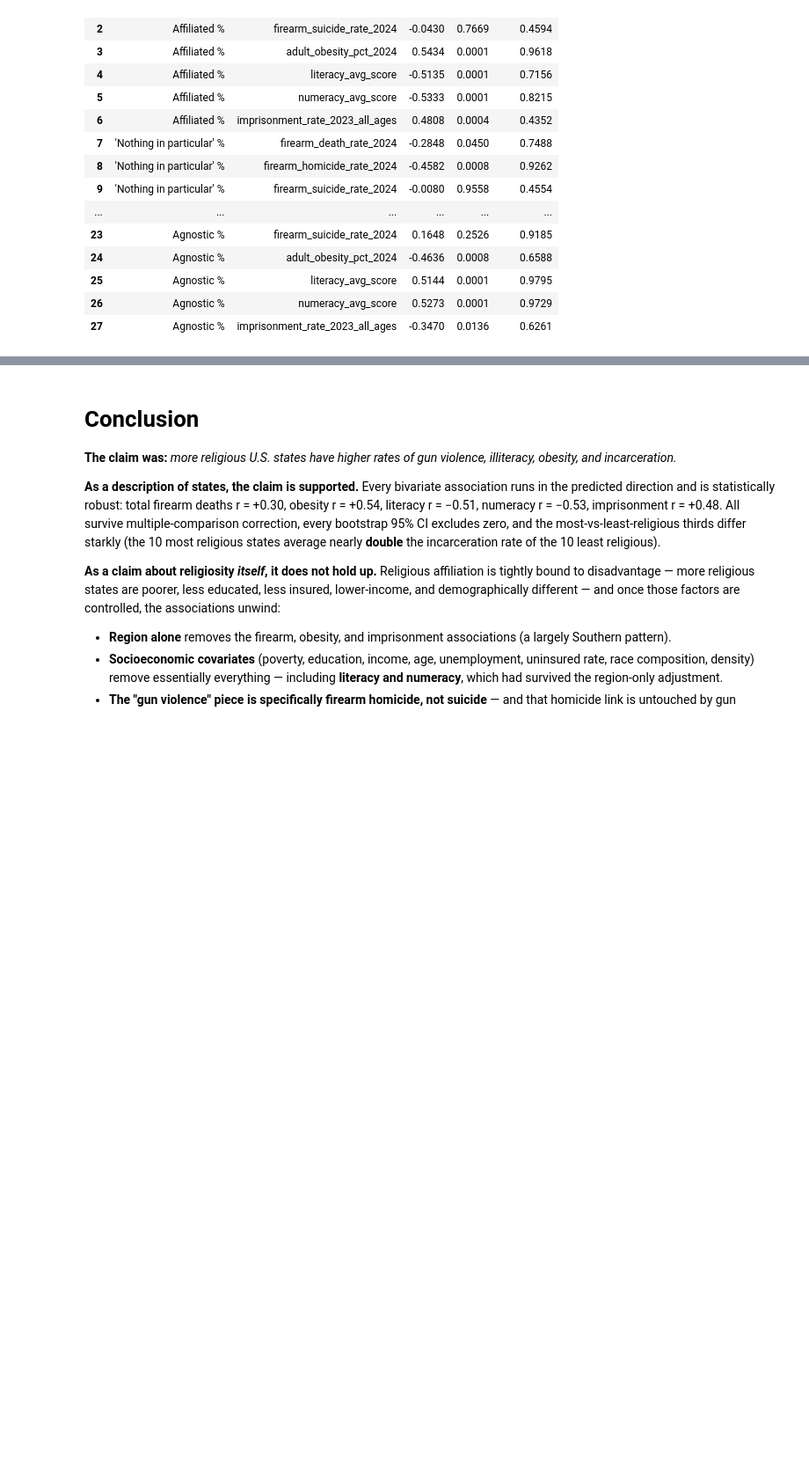
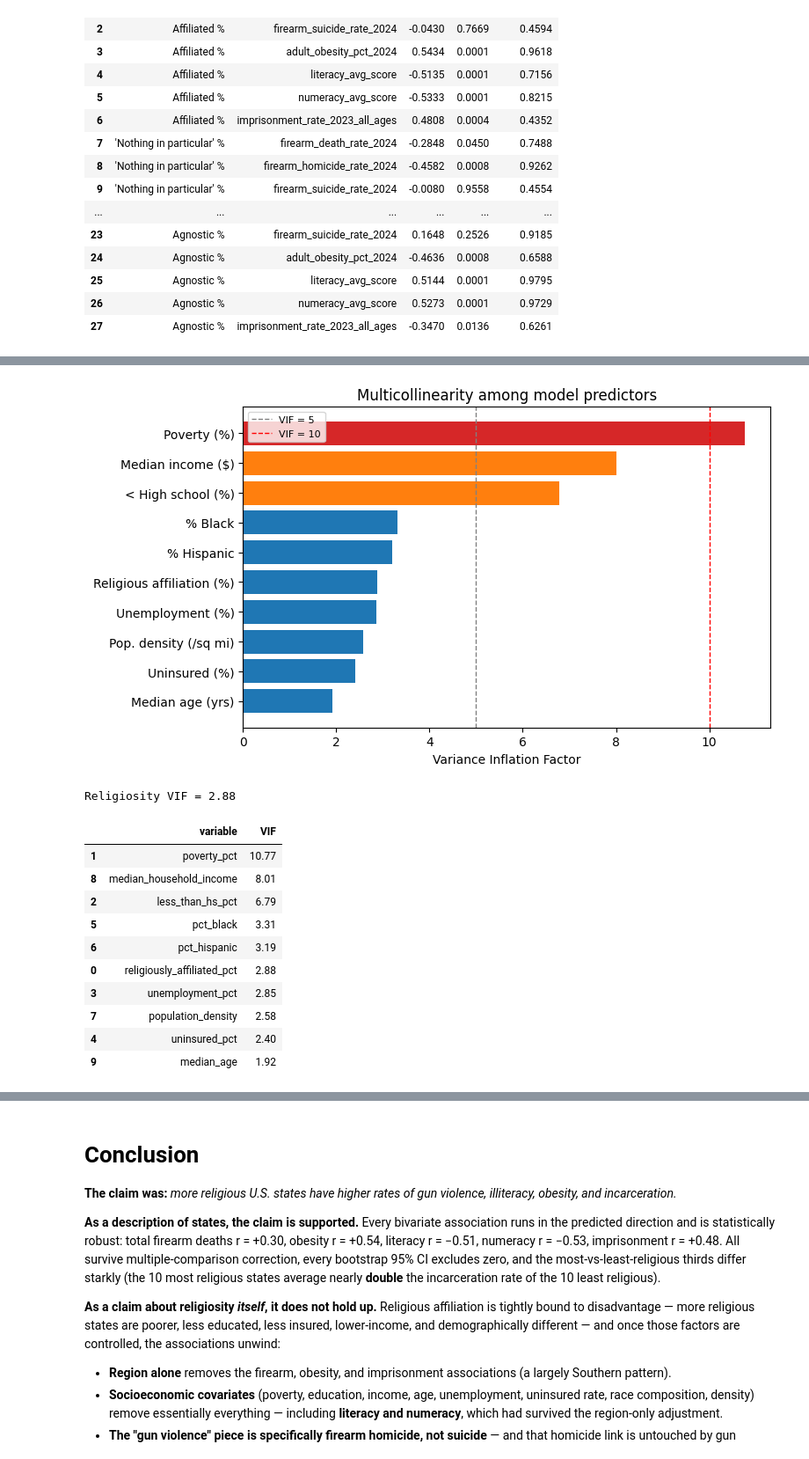
Before and after one commit to DiogoRibeiro7/religiosity-us-outcomes, a Jupyter notebook: notebooks/03_analyse_religiosity_outcomes.ipynb, the cells around one changed output, grey strips where cells are left out. Shown at 88% size. Cells and saved outputs as stored; diff of their text form; code cells hidden in the pictures; blank space fills up the shorter version.

```diff
--- a/notebooks/03_analyse_religiosity_outcomes.ipynb
+++ b/notebooks/03_analyse_religiosity_outcomes.ipynb
@@ -1122,0 +1131,40 @@ Across 28 measure x outcome combinations: 21 significant in the raw correlation,
+# %%
+from statsmodels.stats.outliers_influence import variance_inflation_factor
+
+vif_vars = [PREDICTOR] + CONTROLS
+Xv = panel[vif_vars].dropna()
+Xc = sm.add_constant(Xv)
+vif = pd.DataFrame({
+    "variable": vif_vars,
+    "VIF": [variance_inflation_factor(Xc.values, i + 1) for i in range(len(vif_vars))],
+}).sort_values("VIF", ascending=False)
+vif.to_csv(TABLES_DIR / "vif.csv", index=False)
+
+fig, ax = plt.subplots(figsize=(8, 4.6))
+colors = ["#d62728" if v > 10 else "#ff7f0e" if v > 5 else "#1f77b4" for v in vif["VIF"]]
+ax.barh([LABELS.get(v, v) for v in vif["variable"]], vif["VIF"], color=colors)
+ax.invert_yaxis()
+ax.axvline(5, color="gray", ls="--", lw=1, label="VIF = 5")
+ax.axvline(10, color="red", ls="--", lw=1, label="VIF = 10")
+ax.set_xlabel("Variance Inflation Factor")
+ax.set_title("Multicollinearity among model predictors")
+ax.legend(fontsize=8)
+fig.tight_layout()
+fig.savefig(FIGURES_DIR / "vif.png", dpi=150, bbox_inches="tight")
+plt.show()
+print("Religiosity VIF =", round(float(vif.loc[vif["variable"] == PREDICTOR, "VIF"].iloc[0]), 2))
+vif.round(2)
+# %% [output]
+[figure, added]
+Religiosity VIF = 2.88
+|  | variable | VIF |
+| 1 | poverty_pct | 10.77 |
+| 8 | median_household_income | 8.01 |
+| 2 | less_than_hs_pct | 6.79 |
+| 5 | pct_black | 3.31 |
+| 6 | pct_hispanic | 3.19 |
+| 0 | religiously_affiliated_pct | 2.88 |
+| 3 | unemployment_pct | 2.85 |
+| 7 | population_density | 2.58 |
+| 4 | uninsured_pct | 2.40 |
+| 9 | median_age | 1.92 |
```
Also changed, not shown: parts of 10 cells of this notebook, 7 other files.
